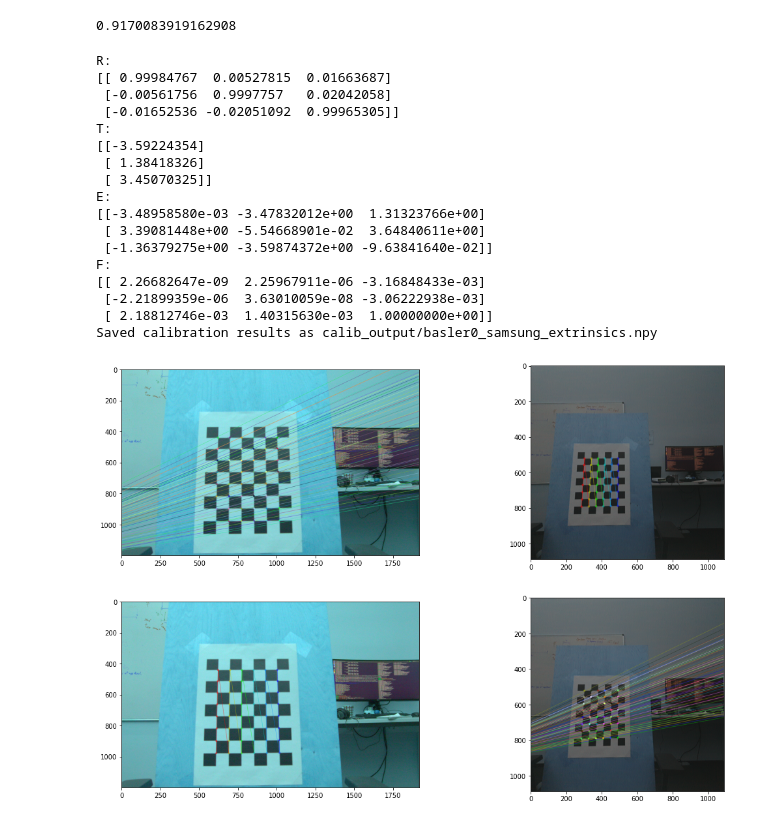
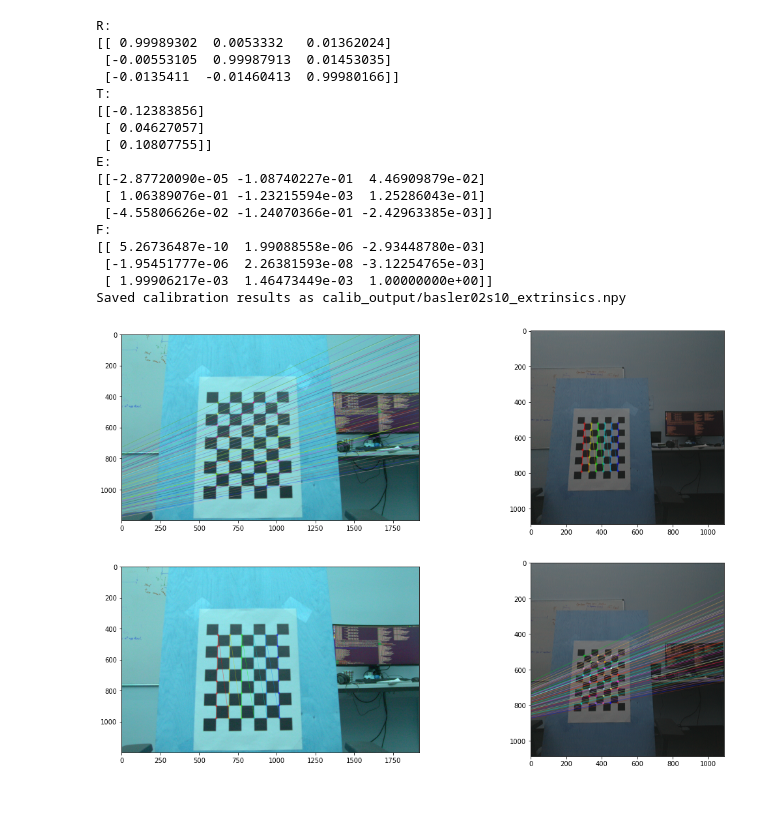
Before and after one commit to Marselka/CalibrationProject, a Jupyter notebook: extrinsics_calibration.ipynb, the cells around one changed output. Saved outputs shown, nothing was run; the diff lists cells and outputs as text; code cells hidden in the pictures.

```diff
--- a/extrinsics_calibration.ipynb
+++ b/extrinsics_calibration.ipynb
@@ -43,12 +77,15 @@ results1 = check_neigh_consistency(results1, pattern_size)
+# %%
+# Make sure keypoints have the same orientation
+fresults1, fresults2 = filter_orientation_stereo(results1, results2, pattern_size, pair_dict)
+
+scene_points, loc_kp1, loc_kp2 = get_calib_input(fresults1, fresults2, pair_dict)
 # %%
-shape = images0[0].shape[::-1][1:]
+shape = images1[list(images1.keys())[0]].shape[::-1][1:]
 
-scene_points, loc_kp0, loc_kp1 = check_stereo_orientation(results0, results1, pattern_size, 3.0)
+reproj_error, _, _, _, _, R12, T12, E12, F12 = cv.stereoCalibrate(scene_points, loc_kp1, loc_kp2,
+                                                                  intrinsics1, dist_coeff1,
+                                                                  intrinsics2, dist_coeff2,
+                                                                  shape, flags=cv.CALIB_FIX_INTRINSIC)
 
-reproj_error01, _, _, _, _, R01, T01, E01, F01 = cv.stereoCalibrate(scene_points, loc_kp0, loc_kp1,
-                                                                    intrinsics0, dist_coeff0,
-                                                                    intrinsics1, dist_coeff1,
-                                                                    shape, flags=cv.CALIB_FIX_INTRINSIC)
-
-print(reproj_error01)
+print(reproj_error)
 # %% [output]
@@ -120,34 +93,22 @@ dist_coeff_s = samsung_intrinsincs['dist_coeff']
-# %%
-shape = images1[0].shape[::-1][1:]
-
-scene_points, loc_kp0, loc_kp_s = check_stereo_orientation(results0, results_s, pattern_size, 60.0)
-
-reproj_error0s, _, _, _, _, R0s, T0s, E0s, F0s = cv.stereoCalibrate(scene_points, loc_kp0, loc_kp_s,
-                                                                    intrinsics0, dist_coeff0,
-                                                                    intrinsics_s, dist_coeff_s,
-                                                                    shape, flags=cv.CALIB_FIX_INTRINSIC)
-
-print(reproj_error0s)
-# %% [output]
-0.9170083919162908
-# %%
-output_stereo_calib_results(R0s, T0s, E0s, F0s, images0, images_s, results0, results_s, pattern_size, 0, "output/basler0_samsung")
-# %% [output]
-R:
-[[ 0.99984767  0.00527815  0.01663687]
- [-0.00561756  0.9997757   0.02042058]
- [-0.01652536 -0.02051092  0.99965305]]
-T:
-[[-3.59224354]
- [ 1.38418326]
- [ 3.45070325]]
-E:
-[[-3.48958580e-03 -3.47832012e+00  1.31323766e+00]
- [ 3.39081448e+00 -5.54668901e-02  3.64840611e+00]
- [-1.36379275e+00 -3.59874372e+00 -9.63841640e-02]]
-F:
-[[ 2.26682647e-09  2.25967911e-06 -3.16848433e-03]
- [-2.21899359e-06  3.63010059e-08 -3.06222938e-03]
- [ 2.18812746e-03  1.40315630e-03  1.00000000e+00]]
-Saved calibration results as calib_output/basler0_samsung_extrinsics.npy
-[figure, removed]
+# %%
+calib_name = "basler02s10"
+output_stereo_calib_results(R12, T12, E12, F12, images1, images2, results1, results2, pattern_size, 0, pair_dict, calib_name)
+# %% [output]
+R:
+[[ 0.99989302  0.0053332   0.01362024]
+ [-0.00553105  0.99987913  0.01453035]
+ [-0.0135411  -0.01460413  0.99980166]]
+T:
+[[-0.12383856]
+ [ 0.04627057]
+ [ 0.10807755]]
+E:
+[[-2.87720090e-05 -1.08740227e-01  4.46909879e-02]
+ [ 1.06389076e-01 -1.23215594e-03  1.25286043e-01]
+ [-4.55806626e-02 -1.24070366e-01 -2.42963385e-03]]
+F:
+[[ 5.26736487e-10  1.99088558e-06 -2.93448780e-03]
+ [-1.95451777e-06  2.26381593e-08 -3.12254765e-03]
+ [ 1.99906217e-03  1.46473449e-03  1.00000000e+00]]
+Saved calibration results as calib_output/basler02s10_extrinsics.npy
+[figure, added]
```
Also changed, not shown: parts of 26 cells of this notebook, 5 other files.
